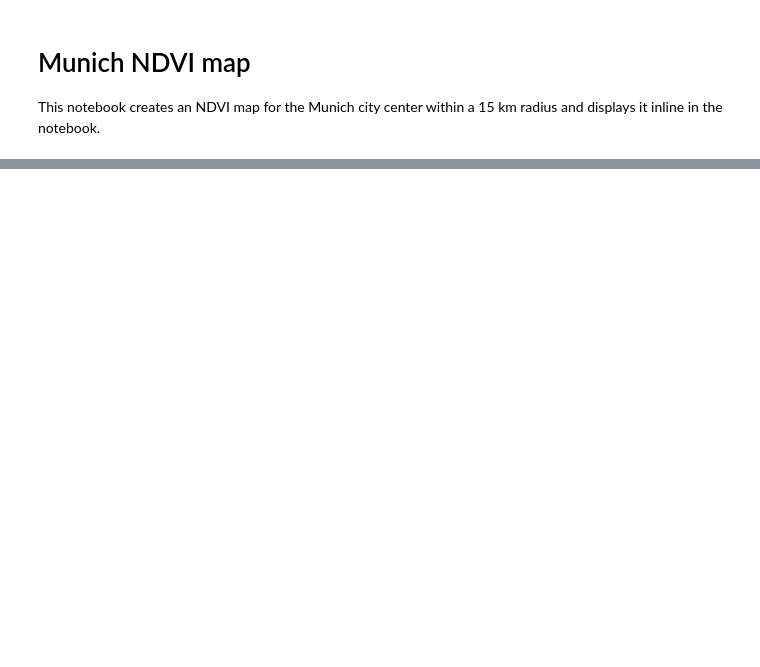
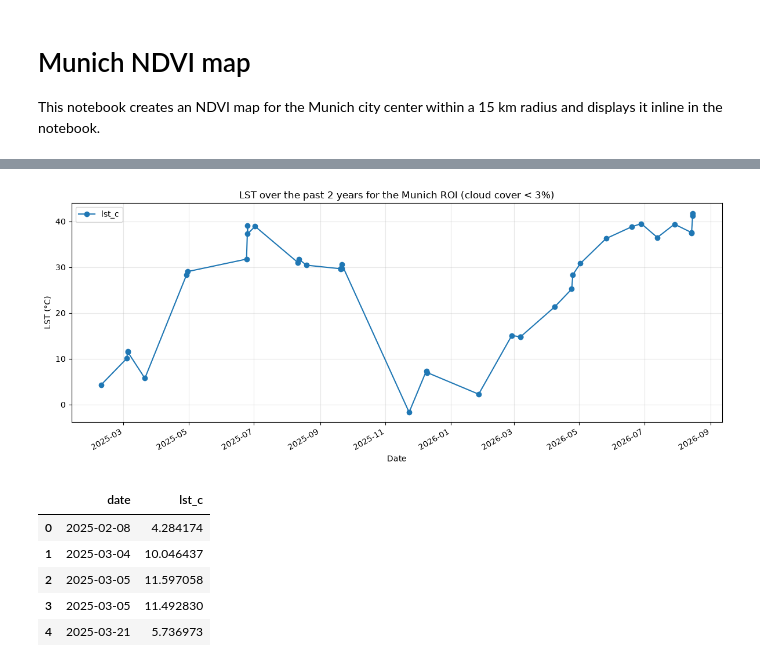
Before and after one commit to SimonMa404/development, a Jupyter notebook: gee_test.ipynb, the cells around one changed output, grey strips where cells are left out. Saved outputs shown, nothing was run; the diff lists cells and outputs as text; code cells hidden in the pictures; blank space fills up the shorter version.

```diff
--- a/gee_test.ipynb
+++ b/gee_test.ipynb
@@ -51,3 +51,77 @@ Image(url=ndvi_thumb)
 # %% [output]
 *** Earth Engine *** Share your feedback by taking our Annual Developer Satisfaction Survey: https://google.qualtrics.com/jfe/form/SV_9oS0DRcPvElRMNw?source=python
 [interactive output not drawn]
+# %%
+# Landsat 8/9 Collection 2 Level 2 LST for the same ROI
+import pandas as pd
+import matplotlib.pyplot as plt
+
+lst_collection = (
+    ee.ImageCollection('LANDSAT/LC08/C02/T1_L2')
+    .merge(ee.ImageCollection('LANDSAT/LC09/C02/T1_L2'))
+    .filterBounds(roi)
+    .filterDate('2024-09-25', '2026-09-25')
+    .filter(ee.Filter.lt('CLOUD_COVER', 3))
+)
+
+def kelvin_to_celsius(img):
+    return img.select('ST_B10').multiply(0.00341802).add(149.0).subtract(273.15).rename('LST_C')
+
+lst_mean = kelvin_to_celsius(lst_collection.mean()).clip(roi)
+
+lst_vis = {
+    'min': 5,
+    'max': 35,
+    'palette': [
+        '#313695', '#4575b4', '#74add1', '#abd9e9', '#e0f3f8', '#fee090',
+        '#fdae61', '#f46d43', '#d73027'
+    ],
+}
+
+lst_thumb = lst_mean.visualize(**lst_vis).getThumbURL({
+    'region': roi.getInfo()['coordinates'],
+    'dimensions': 900,
+    'format': 'png',
+})
+
+Image(url=lst_thumb)
+
+# LST time series over the past 2 years for the same ROI (cloud cover < 3%)
+lst_series = ee.FeatureCollection(
+    lst_collection.map(lambda img: ee.Feature(
+        None,
+        {
+            'date': img.date().format('YYYY-MM-dd'),
+            'lst_c': kelvin_to_celsius(img).reduceRegion(
+                reducer=ee.Reducer.mean(),
+                geometry=roi,
+                scale=100,
+                maxPixels=1e9,
+            ).get('LST_C')
+        }
+    ))
+)
+
+lst_info = lst_series.sort('date').getInfo()
+dates = [f['properties']['date'] for f in lst_info['features'] if f['properties']['lst_c'] is not None]
+values = [float(f['properties']['lst_c']) for f in lst_info['features'] if f['properties']['lst_c'] is not None]
+
+df = pd.DataFrame({'date': pd.to_datetime(dates), 'lst_c': values}).sort_values('date')
+
+df.plot(x='date', y='lst_c', kind='line', marker='o', figsize=(12, 5))
+plt.title('LST over the past 2 years for the Munich ROI (cloud cover < 3%)')
+plt.ylabel('LST (°C)')
+plt.xlabel('Date')
+plt.grid(True, alpha=0.3)
+plt.tight_layout()
+plt.show()
+
+df.head()
+# %% [output]
+[figure, added]
+|  | date | lst_c |
+| 0 | 2025-02-08 | 4.284174 |
+| 1 | 2025-03-04 | 10.046437 |
+| 2 | 2025-03-05 | 11.597058 |
+| 3 | 2025-03-05 | 11.492830 |
+| 4 | 2025-03-21 | 5.736973 |
```
Also changed, not shown: parts of 3 cells of this notebook, 50 other files.
